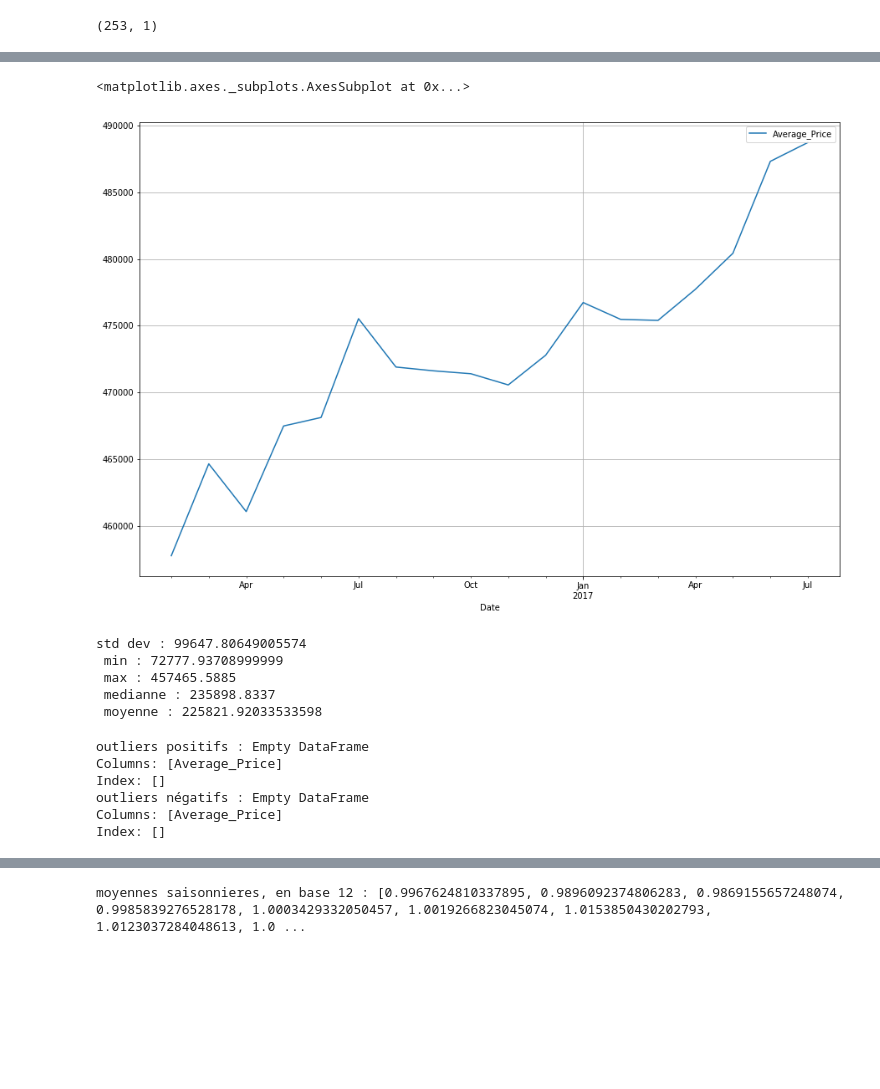
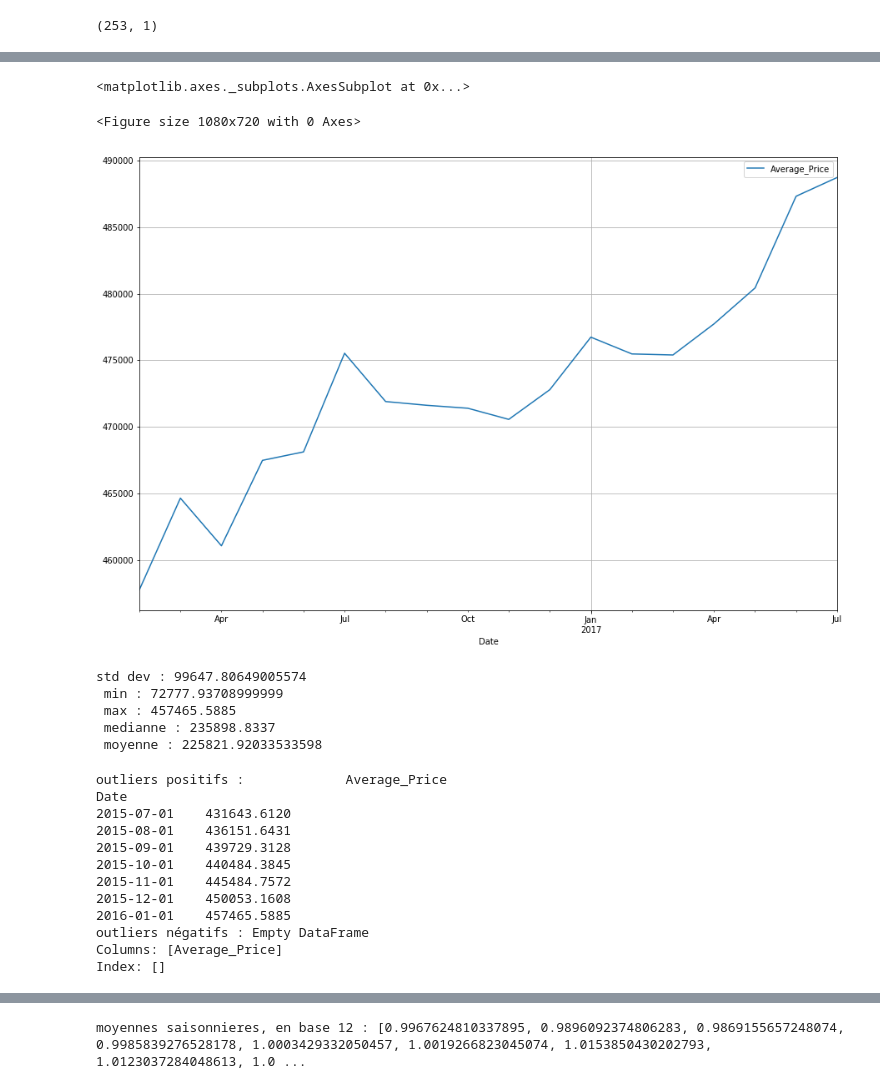
Before and after one commit to anonz322/London, a Jupyter notebook: nb-UK.ipynb, the cells around one changed output, grey strips where cells are left out. Cells and saved outputs as stored; diff of their text form; code cells hidden in the pictures; blank space fills up the shorter version.

```diff
--- a/nb-UK.ipynb
+++ b/nb-UK.ipynb
@@ -99,9 +100,11 @@ analyse_df.plot(grid=True)
 # %%
-rcParams['figure.figsize'] = [15.0, 10.0]
+plt.figure(figsize=(15,10))
+
 reserve_df.plot(grid=True)
 # %% [output]
 <matplotlib.axes._subplots.AxesSubplot at 0x...>
+<Figure size 1080x720 with 0 Axes>
-[figure, old version]
+[figure, new version]
 # %%
 #et statistiquement ?
 
@@ -117,17 +120,23 @@ std dev : 99647.80649005574
  medianne : 235898.8337
  moyenne : 225821.92033533598
 # %%
-#Avons nous des outliers (diff de plus de 3dev std) ?
+#Avons nous des outliers (diff de plus de 2dev std) ?
 
-outlierPositif = analyse_df['Average_Price'] > analyse_df['Average_Price'].mean() + analyse_df['Average_Price'].std()*3
-outlierNegatif = analyse_df['Average_Price'] < analyse_df['Average_Price'].mean() - analyse_df['Average_Price'].std()*3
+outlierPositif = analyse_df['Average_Price'] > analyse_df['Average_Price'].mean() + analyse_df['Average_Price'].std()*2
+outlierNegatif = analyse_df['Average_Price'] < analyse_df['Average_Price'].mean() - analyse_df['Average_Price'].std()*2
 
 print("outliers positifs : {}".format(analyse_df[outlierPositif]))
 print("outliers négatifs : {}".format(analyse_df[outlierNegatif]))
 # %% [output]
-outliers positifs : Empty DataFrame
-Columns: [Average_Price]
-Index: []
+outliers positifs :             Average_Price
+Date
+2015-07-01    431643.6120
+2015-08-01    436151.6431
+2015-09-01    439729.3128
+2015-10-01    440484.3845
+2015-11-01    445484.7572
+2015-12-01    450053.1608
+2016-01-01    457465.5885
 outliers négatifs : Empty DataFrame
 Columns: [Average_Price]
 Index: []
```
Also changed, not shown: parts of 30 cells of this notebook.
